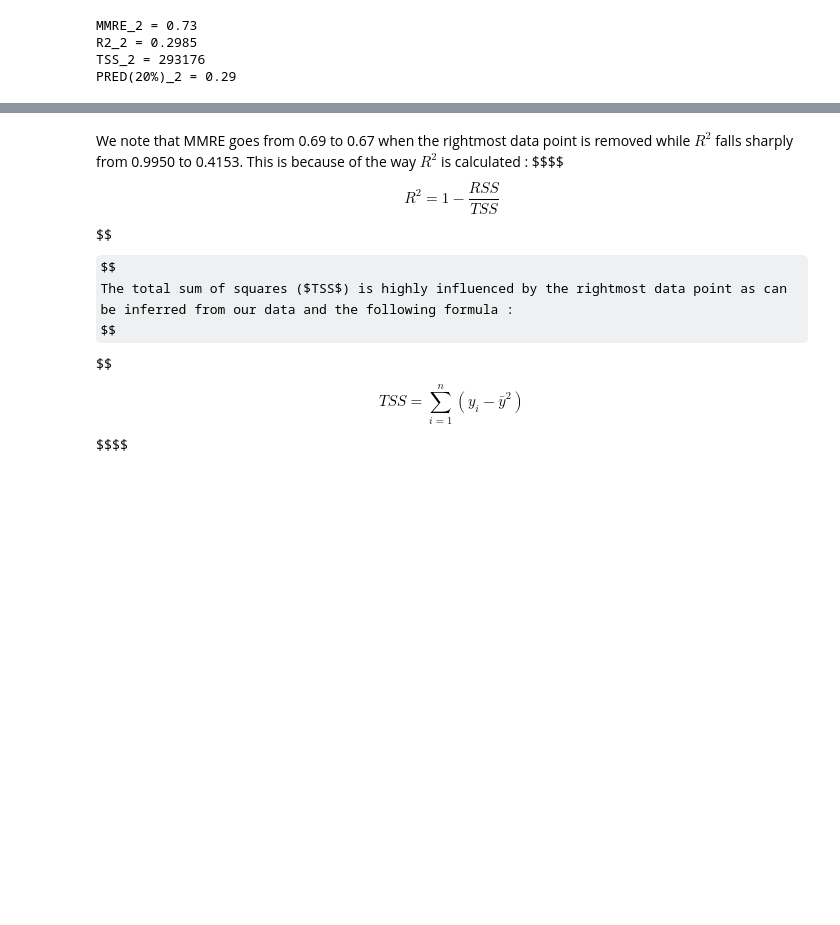
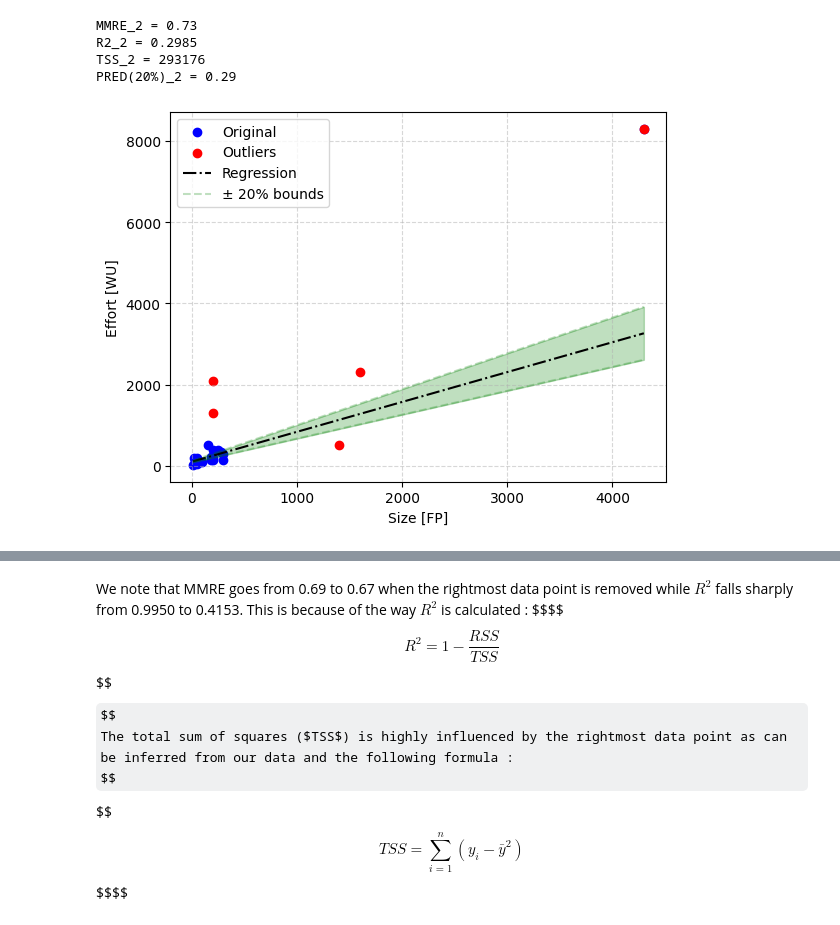
Before and after one commit to iannickgagnon/software_estimation_analysis_1_2023, a Jupyter notebook: main.ipynb, the cells around one changed output, grey strips where cells are left out. Saved outputs shown, nothing was run; the diff lists cells and outputs as text; code cells hidden in the pictures; some formulas as TeX source; blank space fills up the shorter version.

Commit message:
Added generate_graph_2_b so highlight rightmost outlier in red.

```diff
--- a/main.ipynb
+++ b/main.ipynb
@@ -516,3 +517,86 @@ MMRE_2 = 0.73
 R2_2 = 0.2985
 TSS_2 = 293176
 PRED(20%)_2 = 0.29
+# %%
+def generate_plot_2_b():
+
+  # Get the original data
+  x_original, y_original = get_data()
+
+  # Remove outliers and build model
+  x_clean, y_clean, x_outliers, y_outliers, model_no_outliers = build_model_remove_outliers(x_original, y_original)
+
+  # Get the clean model's prediction
+  y_pred = model_no_outliers.predict(x_clean)
+
+  # Remove the rightmost data point
+  x_removed_rightmost, y_removed_rightmost = model_data_remove_rightmost(x_clean, y_clean)
+
+  # Build model on data with rightmost removed
+  model_removed_rightmost = LinearRegression().fit(x_removed_rightmost, y_removed_rightmost)
+
+  # Get new model's predictions
+  y_removed_rightmost_pred_long = model_removed_rightmost.predict(x_clean)
+  y_removed_rightmost_pred_short = model_removed_rightmost.predict(x_removed_rightmost)
+
+  # Build lower and upper PRED(20%) bounds
+  y_pred_plus_20_percent = y_pred * 1.2
+  y_pred_minus_20_percent = y_pred * 0.8
+
+  y_removed_rightmost_pred_plus_20_percent = y_removed_rightmost_pred_long * 1.2
+  y_removed_rightmost_pred_minus_20_percent = y_removed_rightmost_pred_long * 0.8
+
+  # Add rightmost data point to plot for graphing purposes
+  x_outliers = np.append(x_outliers, 4300)
+  y_outliers = np.append(y_outliers, 8300)
+
+  # Create plots
+  plt.scatter(x_clean, y_clean, color='b')
+  plt.scatter(x_outliers, y_outliers, color='r')
+
+  plt.plot(x_clean, model_removed_rightmost.predict(x_clean), '-.k')
+
+  plt.plot(x_clean, y_removed_rightmost_pred_plus_20_percent, '--g', alpha=0.25)
+  plt.plot(x_clean, y_removed_rightmost_pred_minus_20_percent, '--g', alpha=0.25, label='_no_legend_')
+
+  plt.fill_between(x_clean.reshape(-1),
+                   y_removed_rightmost_pred_plus_20_percent.reshape(-1),
+                   y_removed_rightmost_pred_minus_20_percent.reshape(-1),
+                   color='g',
+                   alpha=0.25,
+                   label='_nolegend_')
+
+  # Add axis labels
+  plt.xlabel('Size [FP]')
+  plt.ylabel('Effort [WU]')
+
+  # Add grid lines
+  plt.grid(True, linestyle='--', alpha=0.5)
+
+  # Add legend
+  plt.legend(('Original', 'Outliers', 'Regression', '± 20% bounds'))
+
+  # Show plot
+  plt.show()
+
+  # Show regression equation, MMRE, R2 and TSS (see explanatory paragraph below)
+  print('Regression equation : ')
+  slope, intercept = model_get_slope_intercept(model_no_outliers)
+  display(Math(r'\hat{y} = ' + f'{slope:.2}x{intercept:.2f}'))
+
+  mmre = calculate_mmre(y_clean, y_pred)
+  print(f'\n\nMMRE = {mmre:.2f}')
+
+  r_squared = model_no_outliers.score(x_clean, y_clean)
+  print(f'R2 = {r_squared:.4f}')
+
+  tss = int(calculate_total_sum_of_squares(y_clean, y_pred))
+  print(f'TSS = {tss}')
+
+  pred_20 = calculate_pred_20(y_clean, y_pred)
+  print(f'PRED(20%) = {pred_20:.2f}\n')
+
+
+generate_plot_2_b()
+# %% [output]
+[figure, added]
```
Also changed, not shown: parts of 2 cells of this notebook.
